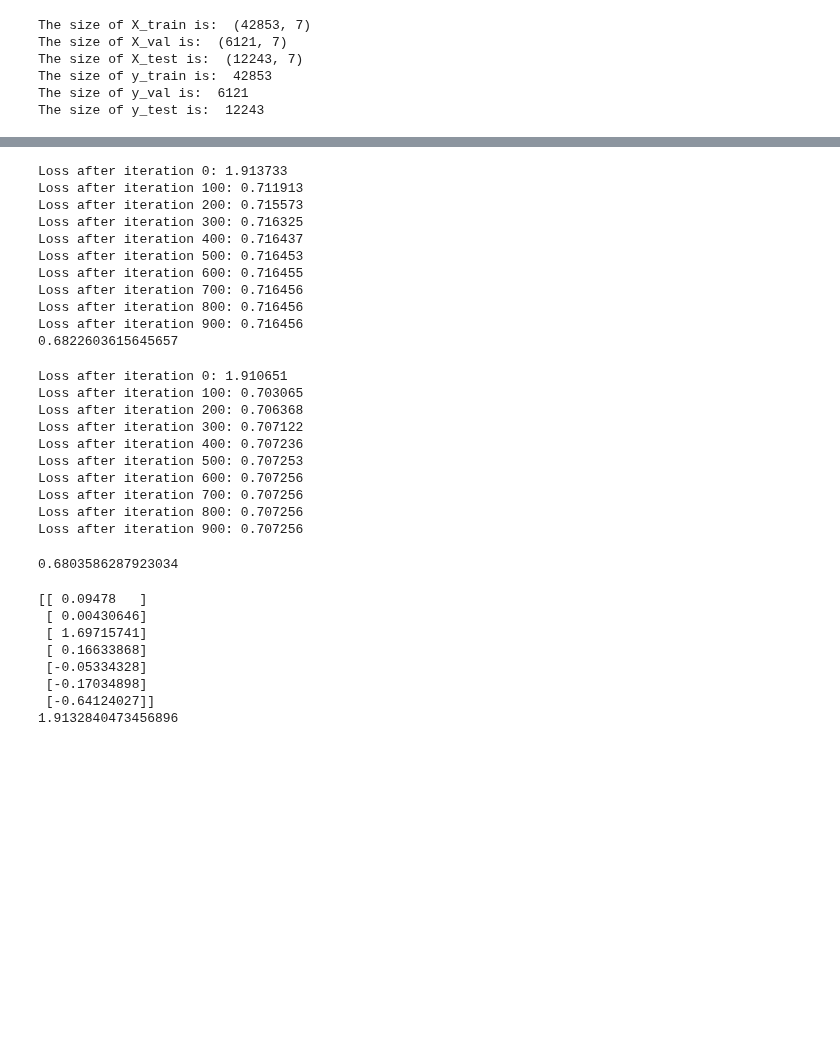
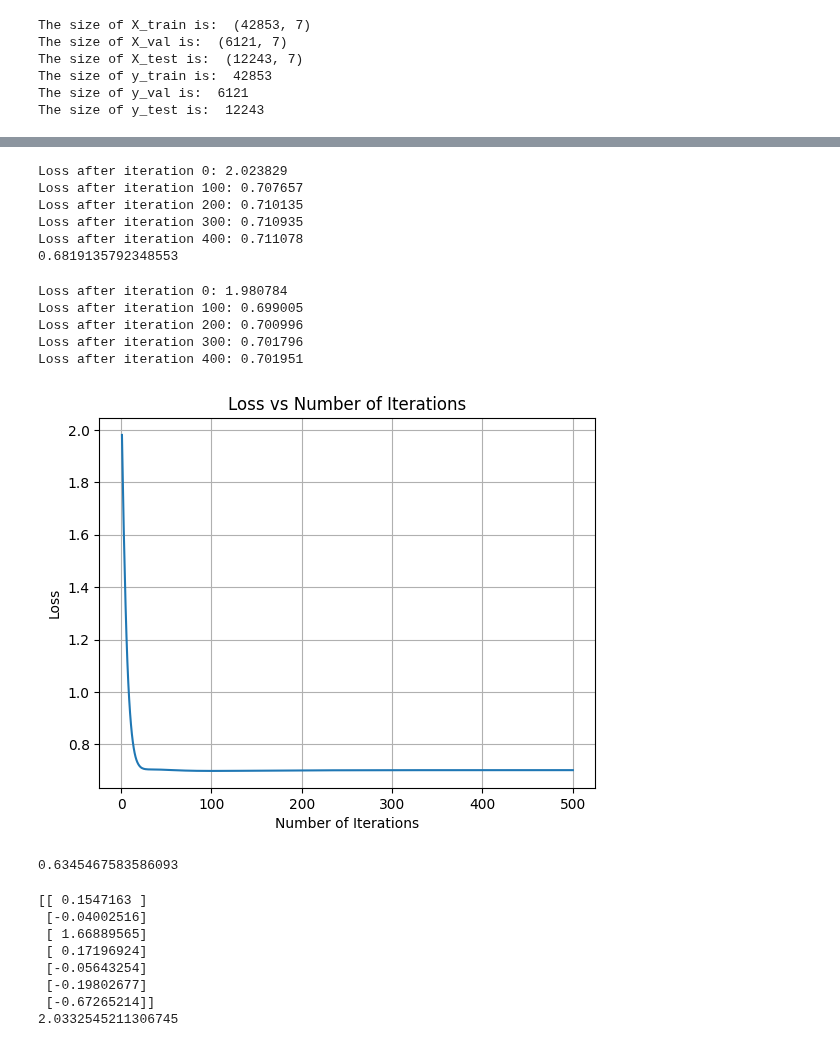
Before and after one commit to PritK99/ML-Toolbox, a Jupyter notebook: Linear Regression/house price prediction.ipynb, the cells around one changed output, grey strips where cells are left out. Drawn from its saved outputs; the diff is of its cells as text; code cells hidden in the pictures; blank space fills up the shorter version.

Commit message:
Adding plots

```diff
--- a/Linear Regression/house price prediction.ipynb
+++ b/Linear Regression/house price prediction.ipynb
@@ -195,8 +192,9 @@ y_test = y_test.reshape(y_test.shape[0], 1)
 y_val = np.array(y_val)
 y_val = y_val.reshape(y_val.shape[0], 1)
 # %%
-def fit(X, y, W, b, learning_rate=0.1, num_iterations=1000, l2_lambda=0.01):
+def fit(X, y, W, b, learning_rate=0.1, num_iterations=500, l2_lambda=0.01):
     m = X.shape[0]
+    total_losses = []
 
     for i in range(num_iterations):
         Z = np.dot(X, W) + b
@@ -207,14 +205,16 @@ def fit(X, y, W, b, learning_rate=0.1, num_iterations=1000, l2_lambda=0.01):
         W = W - learning_rate * dw
         b = b - learning_rate * db
 
+        loss = (1/m) * np.sum(np.abs(diff))
+        regularization_loss = (l2_lambda / (2 * m)) * np.sum(np.square(W))
+        total_loss = loss + regularization_loss
+
+        total_losses.append(total_loss)
+
         if i % 100 == 0:
-            loss = (1/m) * np.sum(np.abs(diff))
-            # Add regularization term to loss
-            regularization_loss = (l2_lambda / (2 * m)) * np.sum(np.square(W))
-            total_loss = loss + regularization_loss
             print("Loss after iteration %i: %f" % (i, total_loss))
 
-    return W, b
+    return W, b, total_losses
 # %%
 def predict(X, W, b):
     z = np.dot(X, W) + b
@@ -223,7 +223,7 @@ def predict(X, W, b):
     return z
 # %%
 # Tuning hyperparameters using validation set
-W, b = fit(X_train, y_train, W, b, 0.1, 1000)
+W, b, total_losses = fit(X_train, y_train, W, b, 0.1)
 
 # Calculate the mean absolute error on validation data in Cr
 z = predict(X_train, W, b)
@@ -234,50 +234,50 @@ print(mae)
 W = np.zeros((X_train.shape[1], 1))
 b = 0
 # %% [output]
-Loss after iteration 0: 1.913733
-Loss after iteration 100: 0.711913
-Loss after iteration 200: 0.715573
-Loss after iteration 300: 0.716325
-Loss after iteration 400: 0.716437
-Loss after iteration 500: 0.716453
-Loss after iteration 600: 0.716455
-Loss after iteration 700: 0.716456
-Loss after iteration 800: 0.716456
-Loss after iteration 900: 0.716456
-0.6822603615645657
+Loss after iteration 0: 2.023829
+Loss after iteration 100: 0.707657
+Loss after iteration 200: 0.710135
+Loss after iteration 300: 0.710935
+Loss after iteration 400: 0.711078
+0.6819135792348553
 # %%
 # Train on both training and validation data
-W, b = fit(np.concatenate((X_train, X_val)), np.concatenate((y_train, y_val)), W, b, 0.1, 1000)
+W, b, total_losses = fit(np.concatenate((X_train, X_val)), np.concatenate((y_train, y_val)), W, b, 0.1)
 # %% [output]
-Loss after iteration 0: 1.910651
-Loss after iteration 100: 0.703065
-Loss after iteration 200: 0.706368
-Loss after iteration 300: 0.707122
-Loss after iteration 400: 0.707236
-Loss after iteration 500: 0.707253
-Loss after iteration 600: 0.707256
-Loss after iteration 700: 0.707256
-Loss after iteration 800: 0.707256
-Loss after iteration 900: 0.707256
+Loss after iteration 0: 1.980784
+Loss after iteration 100: 0.699005
+Loss after iteration 200: 0.700996
+Loss after iteration 300: 0.701796
+Loss after iteration 400: 0.701951
+# %%
+# Plotting missclassifications against the number of iterations
+plt.plot(range(1, len(total_losses) + 1), total_losses)
+plt.xlabel('Number of Iterations')
+plt.ylabel('Loss')
+plt.title('Loss vs Number of Iterations')
+plt.grid(True)
+plt.show()
+# %% [output]
+[figure, added]
 # %%
 # Calculate the mean absolute error on test data in Cr
 z = predict(X_test, W, b)
 mae = np.sum(np.abs(z - y_test)) / len(y_test)
 print(mae)
 # %% [output]
-0.6803586287923034
+0.6345467583586093
 # %%
 print(W)
 print(b)
 # %% [output]
-[[ 0.09478   ]
- [ 0.00430646]
- [ 1.69715741]
- [ 0.16633868]
- [-0.05334328]
- [-0.17034898]
- [-0.64124027]]
-1.9132840473456896
+[[ 0.1547163 ]
+ [-0.04002516]
+ [ 1.66889565]
+ [ 0.17196924]
+ [-0.05643254]
+ [-0.19802677]
+ [-0.67265214]]
+2.0332545211306745
 # %%
 # Testing with our own data
 X_test.loc[0, "bhk"] = 2
```
Also changed, not shown: parts of 4 cells of this notebook, 9 other files.
